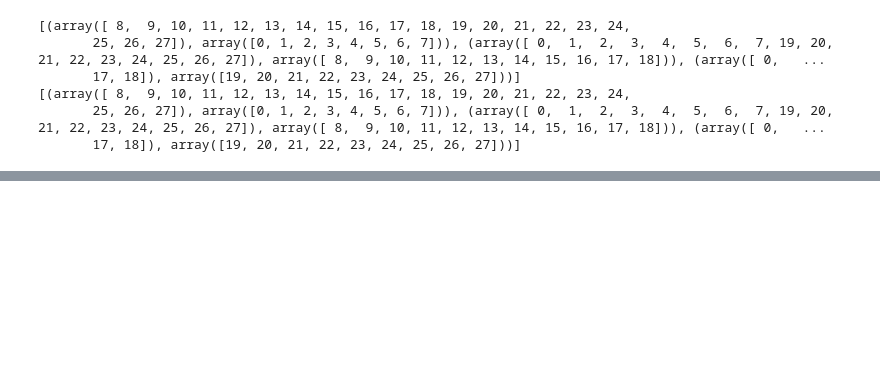
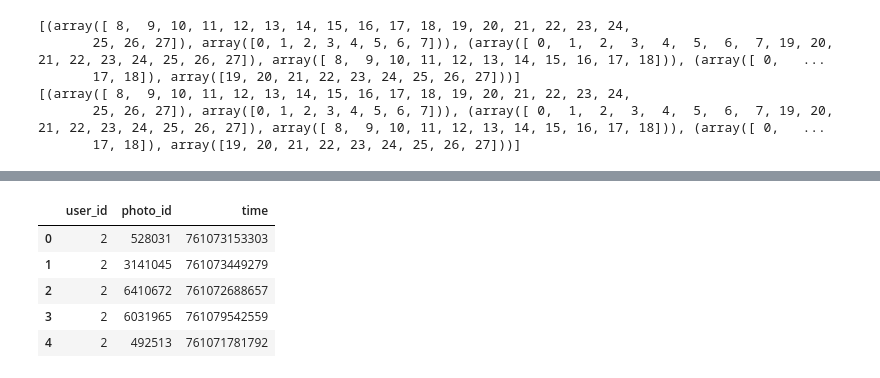
Before and after one commit to kitianFresh/kuaishou, a Jupyter notebook: models/train_test_val_distribution.ipynb, the cells around one changed output, grey strips where cells are left out. Cells and saved outputs as stored; diff of their text form; code cells hidden in the pictures; blank space fills up the shorter version.

```diff
--- a/models/train_test_val_distribution.ipynb
+++ b/models/train_test_val_distribution.ipynb
@@ -337,0 +406,9 @@ train features
+# %%
+ensemble_train[['user_id', 'photo_id', 'time']].head()
+# %% [output]
+|  | user_id | photo_id | time |
+| 0 | 2 | 528031 | 761073153303 |
+| 1 | 2 | 3141045 | 761073449279 |
+| 2 | 2 | 6410672 | 761072688657 |
+| 3 | 2 | 6031965 | 761079542559 |
+| 4 | 2 | 492513 | 761071781792 |
```
Also changed, not shown: parts of 26 cells of this notebook, 7 other files.
